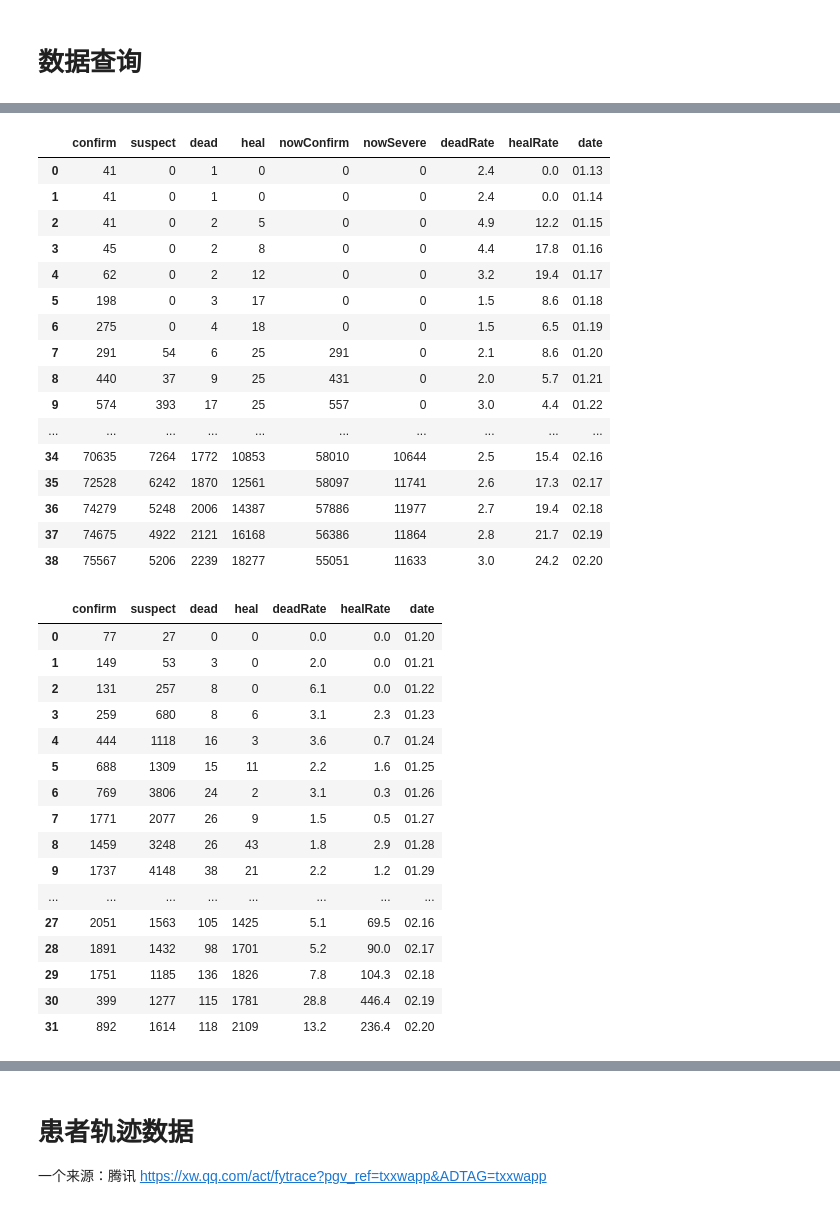
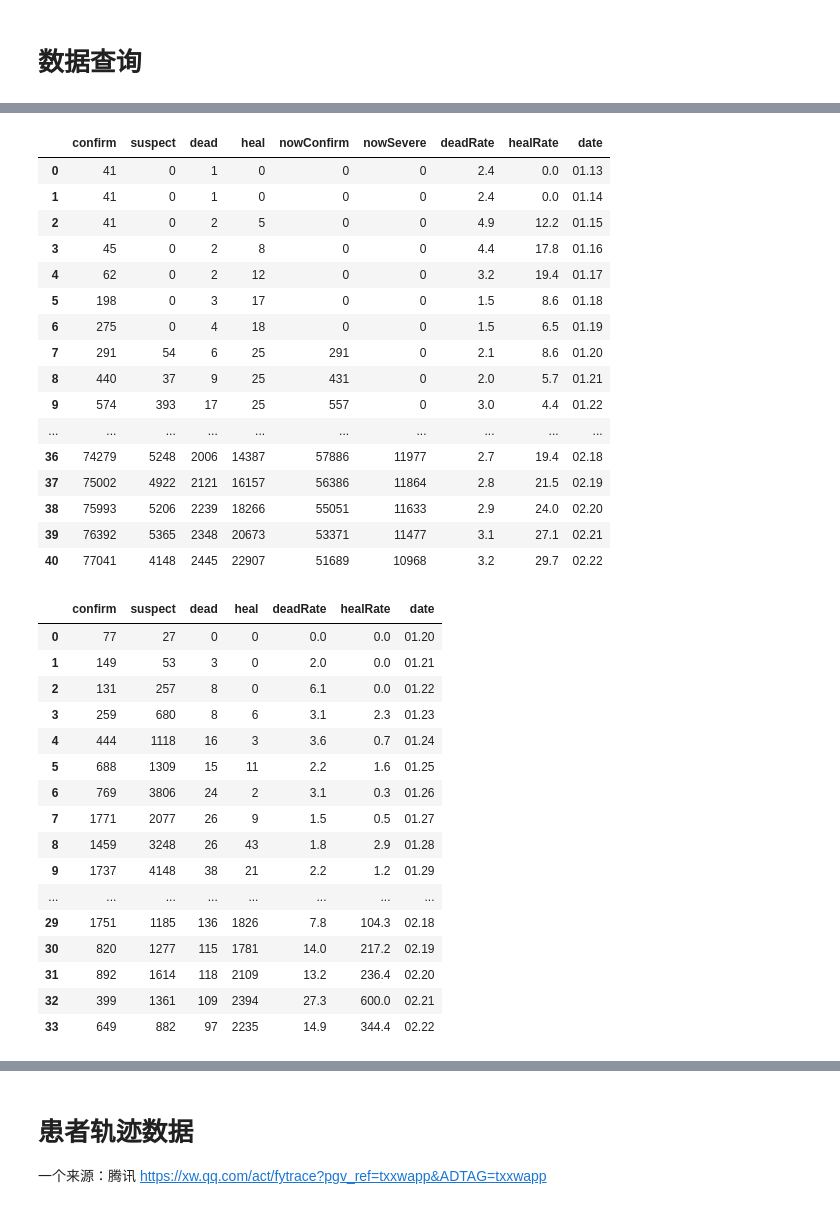
Before and after one commit to leonardzh/nCov2019-data-py, a Jupyter notebook: nCov2019Data.ipynb, the cells around one changed output, grey strips where cells are left out. Saved outputs shown, nothing was run; the diff lists cells and outputs as text; code cells hidden in the pictures.

```diff
--- a/nCov2019Data.ipynb
+++ b/nCov2019Data.ipynb
@@ -100,15 +107,22 @@ def saveAll(data):
     area_df.to_csv('data/infections/area_{}.csv'.format(last_time),index=False)
     summary = chinaSummary(data)
     summary.to_csv('data/infections/summary_{}.csv'.format(last_time),index=False)
-    history_sum,history_add = getHistory(data)
-    history_sum.to_csv('data/infections/history_sum_{}.csv'.format(last_time),index=False)
-    history_add.to_csv('data/infections/history_add_{}.csv'.format(last_time),index=False)
+# %%
+def saveAllOther(data):
+    history_sum,history_add,daily_add,daily_sum = getHistory(data)
+
+    history_sum.to_csv('data/infections/history_sum.csv',index=False)
+    history_add.to_csv('data/infections/history_add.csv',index=False)
+    daily_sum.to_csv('data/infections/daily_sum.csv',index=False)
+    daily_add.to_csv('data/infections/daily_add.csv',index=False)
 # %%
 # Run this function daily to save data
 def updateNow():
     data = downloadDailyData()
     saveAll(data)
-    return data
+    dataother = downloadDailyDataOther()
+    saveAllOther(dataother)
+    return data,dataother
 # %%
-data = updateNow()
+data,dataother = updateNow()
 # %% [output]
@@ -199,27 +210,27 @@ df_area[(df_area['AllOrToday']=='Today')]
 # %%
 #累计确诊历史
-getHistory(data)[0]
+getHistory(dataother)[0]
 # %% [output]
 |  | confirm | suspect | dead | heal | nowConfirm | nowSevere | deadRate | healRate | date |
 | 0 | 41 | 0 | 1 | 0 | 0 | 0 | 2.4 | 0.0 | 01.13 |
 | 1 | 41 | 0 | 1 | 0 | 0 | 0 | 2.4 | 0.0 | 01.14 |
 | 2 | 41 | 0 | 2 | 5 | 0 | 0 | 4.9 | 12.2 | 01.15 |
 | 3 | 45 | 0 | 2 | 8 | 0 | 0 | 4.4 | 17.8 | 01.16 |
 | 4 | 62 | 0 | 2 | 12 | 0 | 0 | 3.2 | 19.4 | 01.17 |
 | 5 | 198 | 0 | 3 | 17 | 0 | 0 | 1.5 | 8.6 | 01.18 |
 | 6 | 275 | 0 | 4 | 18 | 0 | 0 | 1.5 | 6.5 | 01.19 |
 | 7 | 291 | 54 | 6 | 25 | 291 | 0 | 2.1 | 8.6 | 01.20 |
 | 8 | 440 | 37 | 9 | 25 | 431 | 0 | 2.0 | 5.7 | 01.21 |
 | 9 | 574 | 393 | 17 | 25 | 557 | 0 | 3.0 | 4.4 | 01.22 |
 | ... | ... | ... | ... | ... | ... | ... | ... | ... | ... |
-| 34 | 70635 | 7264 | 1772 | 10853 | 58010 | 10644 | 2.5 | 15.4 | 02.16 |
-| 35 | 72528 | 6242 | 1870 | 12561 | 58097 | 11741 | 2.6 | 17.3 | 02.17 |
 | 36 | 74279 | 5248 | 2006 | 14387 | 57886 | 11977 | 2.7 | 19.4 | 02.18 |
-| 37 | 74675 | 4922 | 2121 | 16168 | 56386 | 11864 | 2.8 | 21.7 | 02.19 |
-| 38 | 75567 | 5206 | 2239 | 18277 | 55051 | 11633 | 3.0 | 24.2 | 02.20 |
+| 37 | 75002 | 4922 | 2121 | 16157 | 56386 | 11864 | 2.8 | 21.5 | 02.19 |
+| 38 | 75993 | 5206 | 2239 | 18266 | 55051 | 11633 | 2.9 | 24.0 | 02.20 |
+| 39 | 76392 | 5365 | 2348 | 20673 | 53371 | 11477 | 3.1 | 27.1 | 02.21 |
+| 40 | 77041 | 4148 | 2445 | 22907 | 51689 | 10968 | 3.2 | 29.7 | 02.22 |
 # %%
 #新增确诊历史
-getHistory(data)[1]
+getHistory(dataother)[1]
 # %% [output]
 |  | confirm | suspect | dead | heal | deadRate | healRate | date |
 | 0 | 77 | 27 | 0 | 0 | 0.0 | 0.0 | 01.20 |
@@ -233,8 +244,8 @@ getHistory(data)[1]
 | 8 | 1459 | 3248 | 26 | 43 | 1.8 | 2.9 | 01.28 |
 | 9 | 1737 | 4148 | 38 | 21 | 2.2 | 1.2 | 01.29 |
 | ... | ... | ... | ... | ... | ... | ... | ... |
-| 27 | 2051 | 1563 | 105 | 1425 | 5.1 | 69.5 | 02.16 |
-| 28 | 1891 | 1432 | 98 | 1701 | 5.2 | 90.0 | 02.17 |
 | 29 | 1751 | 1185 | 136 | 1826 | 7.8 | 104.3 | 02.18 |
-| 30 | 399 | 1277 | 115 | 1781 | 28.8 | 446.4 | 02.19 |
+| 30 | 820 | 1277 | 115 | 1781 | 14.0 | 217.2 | 02.19 |
 | 31 | 892 | 1614 | 118 | 2109 | 13.2 | 236.4 | 02.20 |
+| 32 | 399 | 1361 | 109 | 2394 | 27.3 | 600.0 | 02.21 |
+| 33 | 649 | 882 | 97 | 2235 | 14.9 | 344.4 | 02.22 |
```
Also changed, not shown: parts of 12 cells of this notebook, 14 other files.
